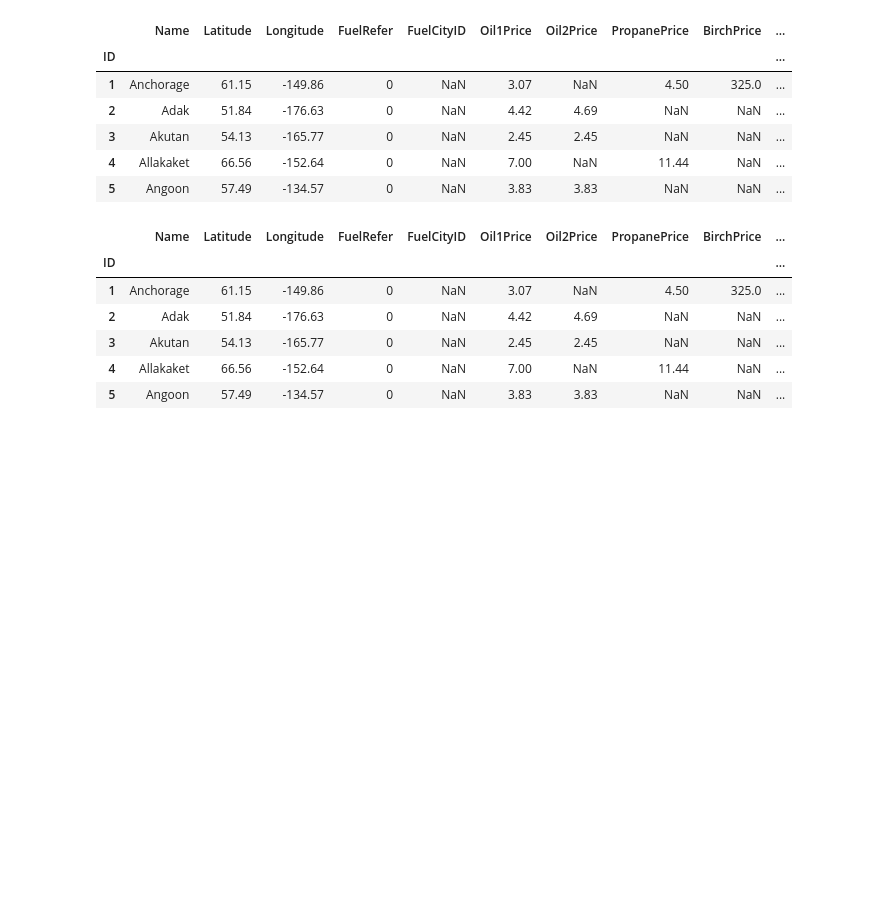
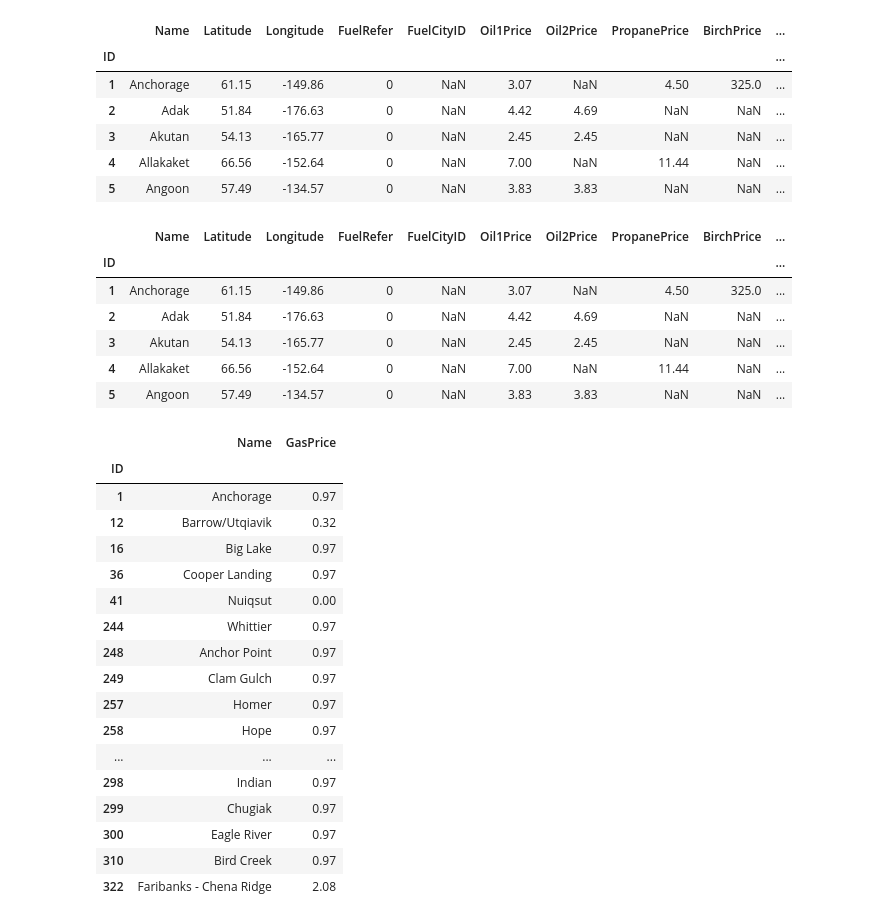
Before and after one commit to alanmitchell/heat-pump-calc, a Jupyter notebook: hp_calc_prep.ipynb, the cells around one changed output. Saved outputs shown, nothing was run; the diff lists cells and outputs as text; code cells hidden in the pictures; blank space fills up the shorter version.

Commit message:
Added Gas Price to City.

```diff
--- a/hp_calc_prep.ipynb
+++ b/hp_calc_prep.ipynb
@@ -257,9 +258,15 @@ def closest_tmy(city_ser, dft):
     tmy_site = dft.loc[closest_id]
     return closest_site, '{}, {}'.format(tmy_site.city, tmy_site.state)
 # %%
+def nan_to_zero(val):
+    """If val is NaN, returns 0.0 otherwise return val.
+    """
+    return 0.0 if np.isnan(val) else val
+
 tmy_ids = []
 tmy_names = []
 utils = []
+gas_prices = []
 SELF_GEN_ID = 131   # ID number of "Self-Generation" utility
 for ix, city_ser in df_city.iterrows():
 
@@ -278,10 +285,28 @@ for ix, city_ser in df_city.iterrows():
     else:
         utils.append([SELF_GEN_ID])
 
+    # if there is a gas utility, set a gas price.
+    gas_price = np.nan
+    gas_utils = df_city_utils.query('Type==2 and Active==1').copy()
+    # Use a residential gas utility, the smallest ID
+    if len(gas_utils):
+        gas_util = gas_utils.sort_values(by=['IsCommercial', 'ID']).iloc[0]
+        # get the rate for a usage of 130 ccf
+        for block in range(1, 6):
+            block_val = gas_util['Block{}'.format(block)]
+            #set_trace()
+            if np.isnan(block_val) or block_val >= 130:
+                gas_price = gas_util['Rate{}'.format(block)] + \
+                            nan_to_zero(gas_util.FuelSurcharge) + \
+                            nan_to_zero(gas_util.PurchasedEnergyAdj)
+                break
+
+    gas_prices.append(gas_price)
 
 df_city['TMYid'] = tmy_ids
 df_city['TMYname'] = tmy_names
 df_city['ElecUtilities'] = utils
+df_city['GasPrice'] =  gas_prices
 df_city.head()
 # %% [output]
 |  | Name | Latitude | Longitude | FuelRefer | FuelCityID | Oil1Price | Oil2Price | PropanePrice | BirchPrice | ... |
@@ -291,3 +316,24 @@ df_city.head()
 | 3 | Akutan | 54.13 | -165.77 | 0 | NaN | 2.45 | 2.45 | NaN | NaN | ... |
 | 4 | Allakaket | 66.56 | -152.64 | 0 | NaN | 7.00 | NaN | 11.44 | NaN | ... |
 | 5 | Angoon | 57.49 | -134.57 | 0 | NaN | 3.83 | 3.83 | NaN | NaN | ... |
+# %%
+df_city.query('GasPrice >= 0')[['Name', 'GasPrice']]
+# %% [output]
+|  | Name | GasPrice |
+| ID |  |  |
+| 1 | Anchorage | 0.97 |
+| 12 | Barrow/Utqiavik | 0.32 |
+| 16 | Big Lake | 0.97 |
+| 36 | Cooper Landing | 0.97 |
+| 41 | Nuiqsut | 0.00 |
+| 244 | Whittier | 0.97 |
+| 248 | Anchor Point | 0.97 |
+| 249 | Clam Gulch | 0.97 |
+| 257 | Homer | 0.97 |
+| 258 | Hope | 0.97 |
+| ... | ... | ... |
+| 298 | Indian | 0.97 |
+| 299 | Chugiak | 0.97 |
+| 300 | Eagle River | 0.97 |
+| 310 | Bird Creek | 0.97 |
+| 322 | Faribanks - Chena Ridge | 2.08 |
```
Also changed, not shown: parts of 2 cells of this notebook.
